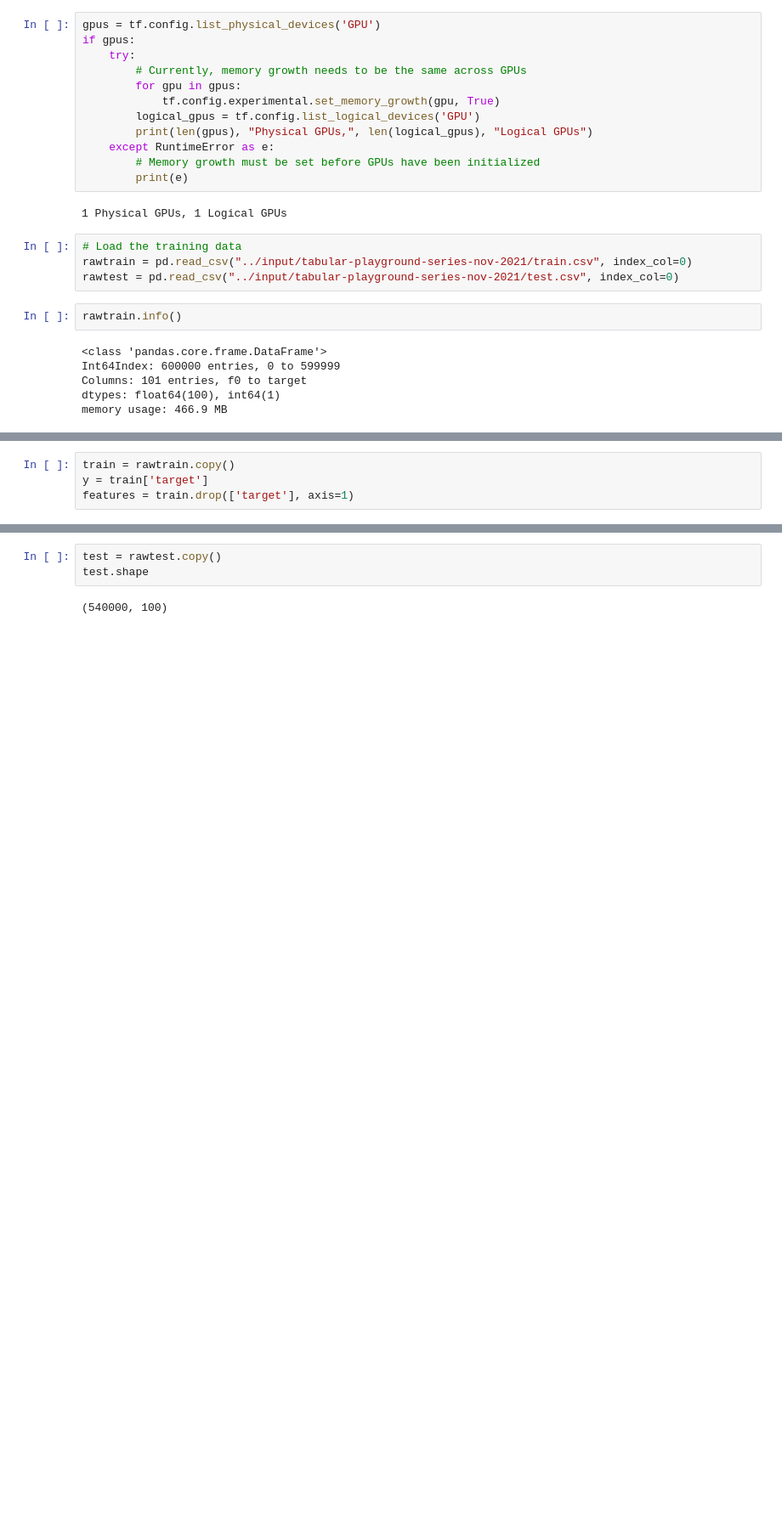
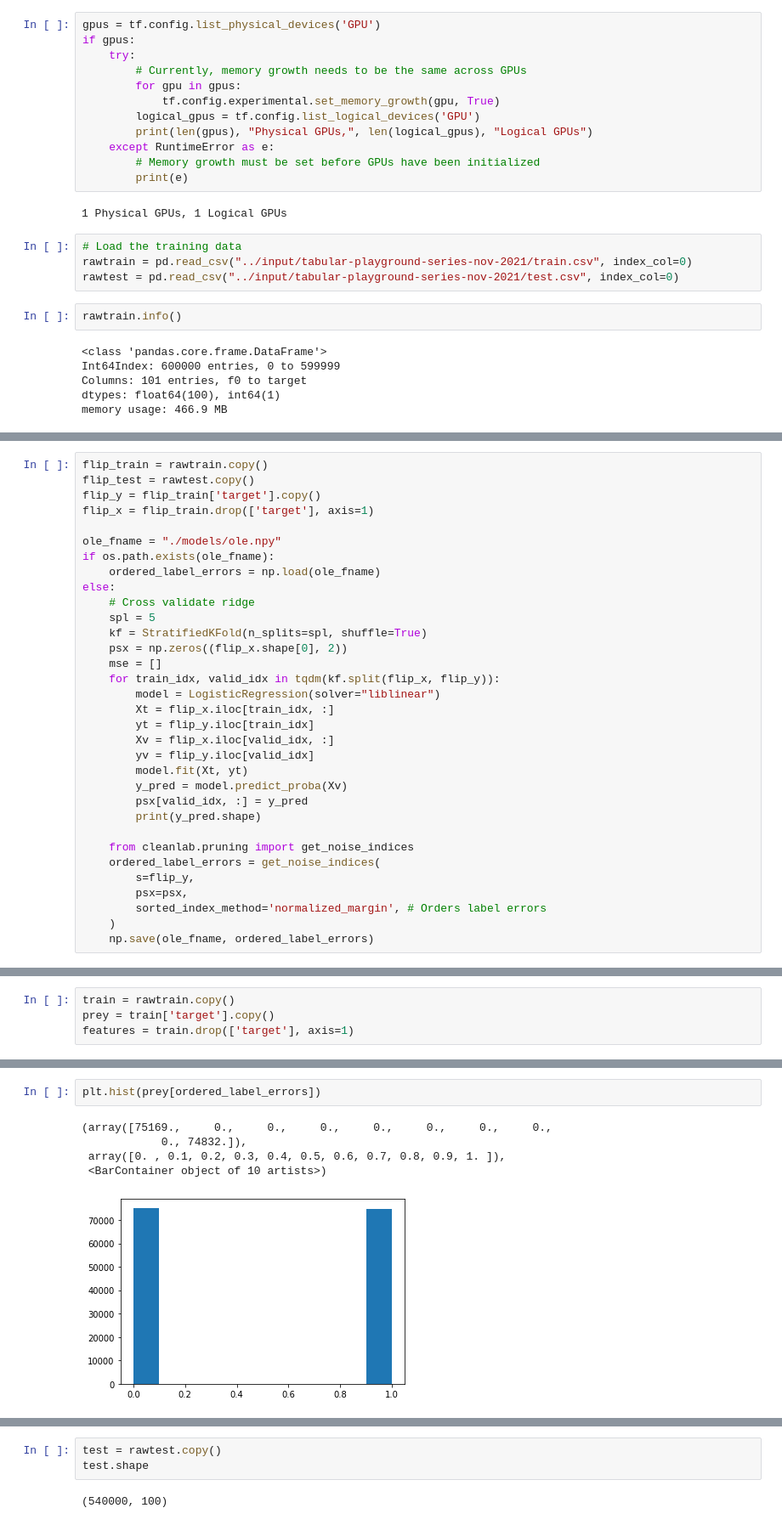
Before and after one commit to bogdad/tpstry, a Jupyter notebook: tps-model-nodata.ipynb, the cells around one changed output, grey strips where cells are left out. Shown: that part at 85% size. Drawn from its saved outputs; the diff is of its cells as text; blank space fills up the shorter version.

```diff
--- a/tps-model-nodata.ipynb
+++ b/tps-model-nodata.ipynb
@@ -106,0 +123,33 @@ memory usage: 416.1 MB
+# %%
+flip_train = rawtrain.copy()
+flip_test = rawtest.copy()
+flip_y = flip_train['target'].copy()
+flip_x = flip_train.drop(['target'], axis=1)
+
+ole_fname = "./models/ole.npy"
+if os.path.exists(ole_fname):
+    ordered_label_errors = np.load(ole_fname)
+else:
+    # Cross validate ridge
+    spl = 5
+    kf = StratifiedKFold(n_splits=spl, shuffle=True)
+    psx = np.zeros((flip_x.shape[0], 2))
+    mse = []
+    for train_idx, valid_idx in tqdm(kf.split(flip_x, flip_y)):
+        model = LogisticRegression(solver="liblinear")
+        Xt = flip_x.iloc[train_idx, :]
+        yt = flip_y.iloc[train_idx]
+        Xv = flip_x.iloc[valid_idx, :]
+        yv = flip_y.iloc[valid_idx]
+        model.fit(Xt, yt)
+        y_pred = model.predict_proba(Xv)
+        psx[valid_idx, :] = y_pred
+        print(y_pred.shape)
+
+    from cleanlab.pruning import get_noise_indices
+    ordered_label_errors = get_noise_indices(
+        s=flip_y,
+        psx=psx,
+        sorted_index_method='normalized_margin', # Orders label errors
+    )
+    np.save(ole_fname, ordered_label_errors)
@@ -107,5 +222,5 @@ memory usage: 416.1 MB
 # %%
 train = rawtrain.copy()
-y = train['target']
+prey = train['target'].copy()
 features = train.drop(['target'], axis=1)
 # %%
@@ -114,2 +229,10 @@ X.shape
 # %% [output]
 (600000, 100)
+# %%
+plt.hist(prey[ordered_label_errors])
+# %% [output]
+(array([75169.,     0.,     0.,     0.,     0.,     0.,     0.,     0.,
+            0., 74832.]),
+ array([0. , 0.1, 0.2, 0.3, 0.4, 0.5, 0.6, 0.7, 0.8, 0.9, 1. ]),
+ <BarContainer object of 10 artists>)
+[figure, added]
```
Also changed, not shown: parts of 26 cells of this notebook, 6 other files.
